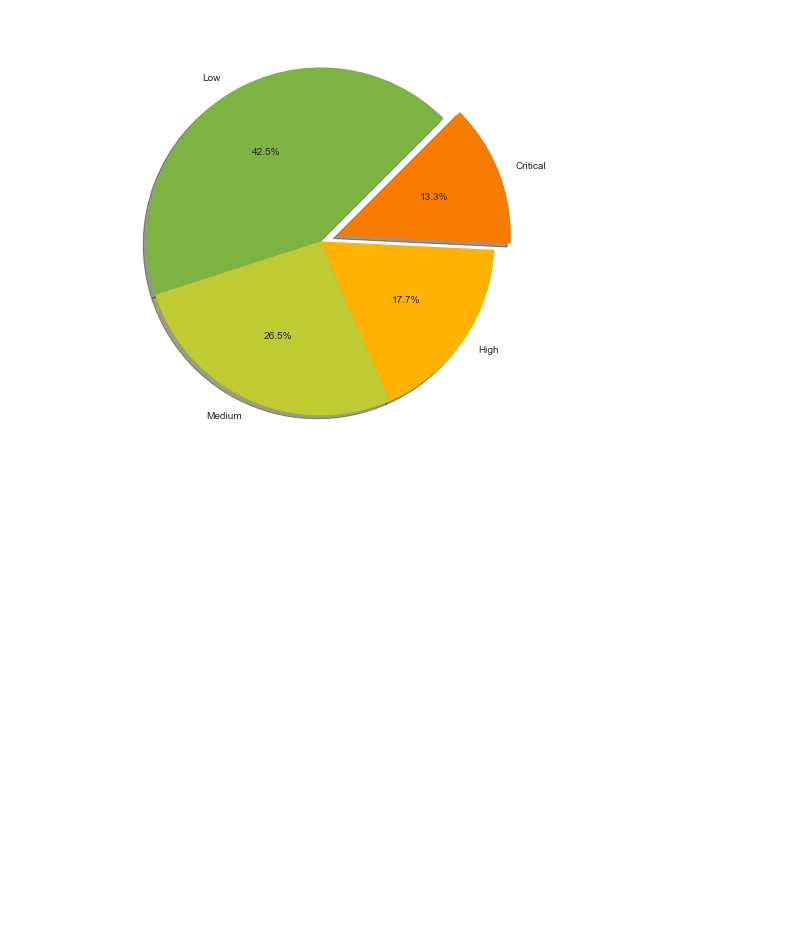
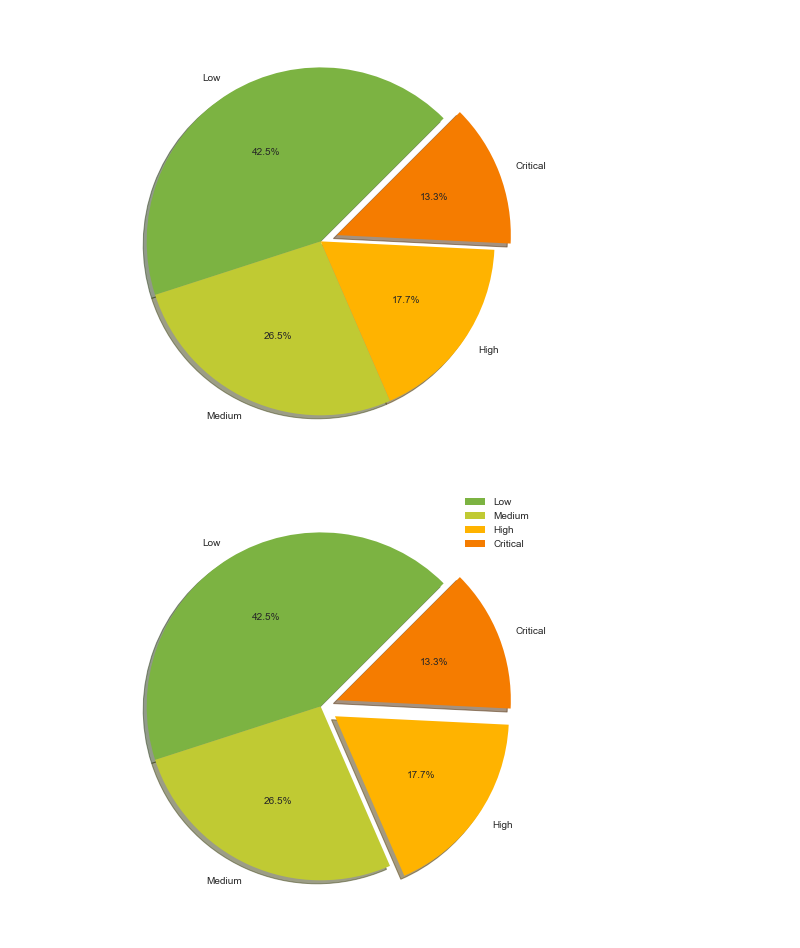
Before and after one commit to uannabi/MatPlotLibGraph, a Jupyter notebook: ScatterGraph.ipynb, the cells around one changed output. Cells and saved outputs as stored; diff of their text form; code cells hidden in the pictures; blank space fills up the shorter version.

Commit message:
dount chart

```diff
--- a/ScatterGraph.ipynb
+++ b/ScatterGraph.ipynb
@@ -130,10 +130,12 @@ plt.show()
 # %%
 #Explode 3rd & 4th Slice
 plt.figure(figsize=(8,8))
 area = [48 , 30 , 20 , 15]
 label = ['Low' , 'Medium' , 'High' , 'Critical']
 color = ['#7CB342','#C0CA33','#FFB300','#F57C00']
 # explode = [0,0,0.1,0.1] will explode the 3rd & 4th slice
-plt.pie (area , labels= label , colors= color , startangle=45 ,autopct='%1.1f%%', shadow='true',=
+plt.pie (area , labels= label , colors= color , startangle=45 ,autopct='%1.1f%%', shadow='true',explode=[0,0,0.1,0.1])
 plt.legend()
 plt.show()
+# %% [output]
+[figure, added]
```
Also changed, not shown: parts of 2 cells of this notebook.
